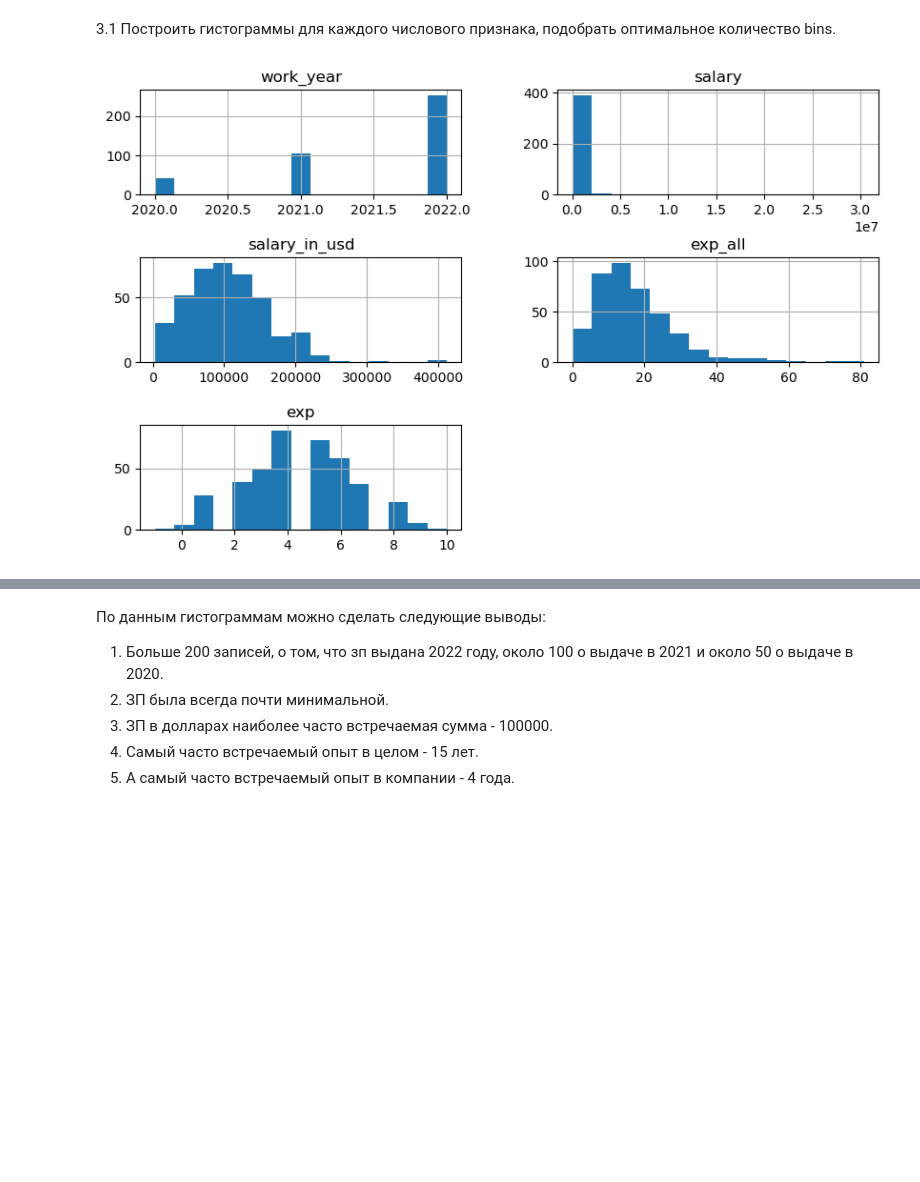
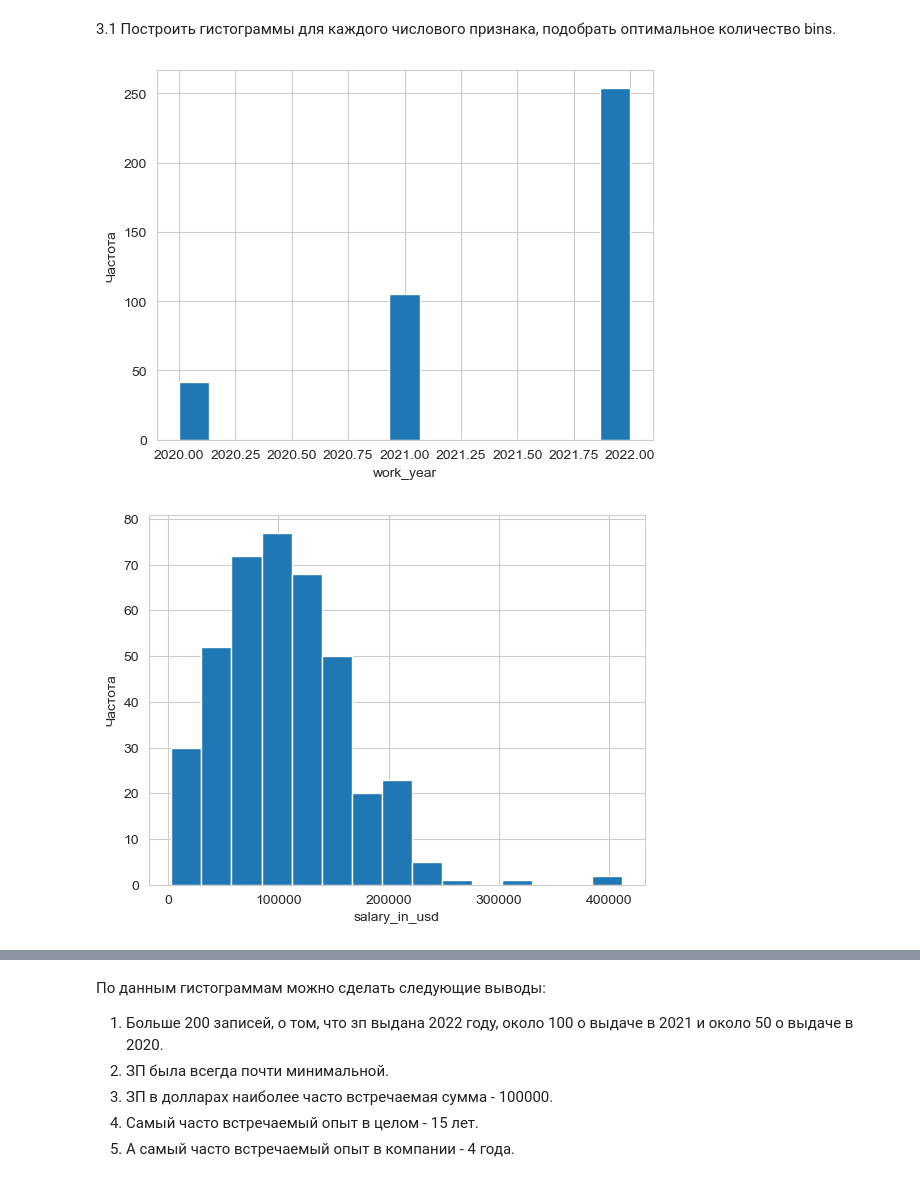
Before and after one commit to AlisaRezanova/LR2, a Jupyter notebook: ЛР2_Резанова_Вариант7.ipynb, the cells around one changed output, grey strips where cells are left out. Saved outputs shown, nothing was run; the diff lists cells and outputs as text; code cells hidden in the pictures; blank space fills up the shorter version.

```diff
--- a/ЛР2_Резанова_Вариант7.ipynb
+++ b/ЛР2_Резанова_Вариант7.ipynb
@@ -208,10 +208,28 @@ sns.pairplot(df[['salary','exp_all', 'job_title']], hue = 'job_title')
 ### 3. Гистограммы для каждого числового признака
 # %% [markdown]
 3.1 Построить гистограммы для каждого числового признака, подобрать оптимальное количество bins.
-# %%
-import matplotlib.pyplot as plt
-df.hist(bins=15, figsize=(10,6))
-plt.subplots_adjust(hspace=0.6)
-plt.show()
-# %% [output]
-[figure, removed]
+# %%
+import matplotlib.pyplot as plt
+plt.figure()
+df['work_year'].hist(bins=15)
+plt.xlabel('work_year')
+plt.ylabel('Частота')
+plt.show()
+plt.figure()
+df['salary_in_usd'].hist(bins=15)
+plt.xlabel('salary_in_usd')
+plt.ylabel('Частота')
+plt.show()
+plt.figure()
+df['exp_all'].hist(bins=15)
+plt.xlabel('exp_all')
+plt.ylabel('Частота')
+plt.show()
+plt.figure()
+df['exp'].hist(bins=17)
+plt.xlabel('exp')
+plt.ylabel('Частота')
+plt.show()
+# %% [output]
+[figure, added]
+[figure, added]
```
Also changed, not shown: parts of 8 cells of this notebook.
